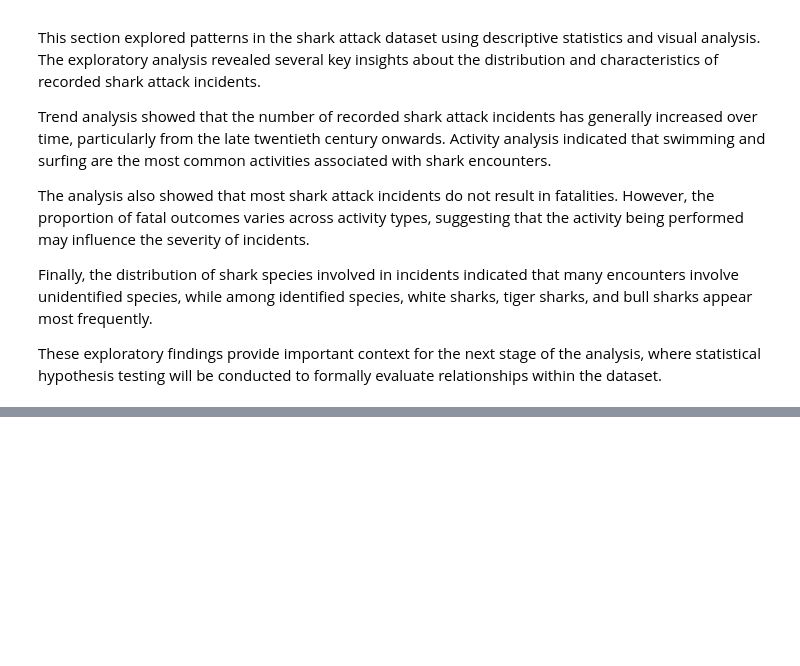
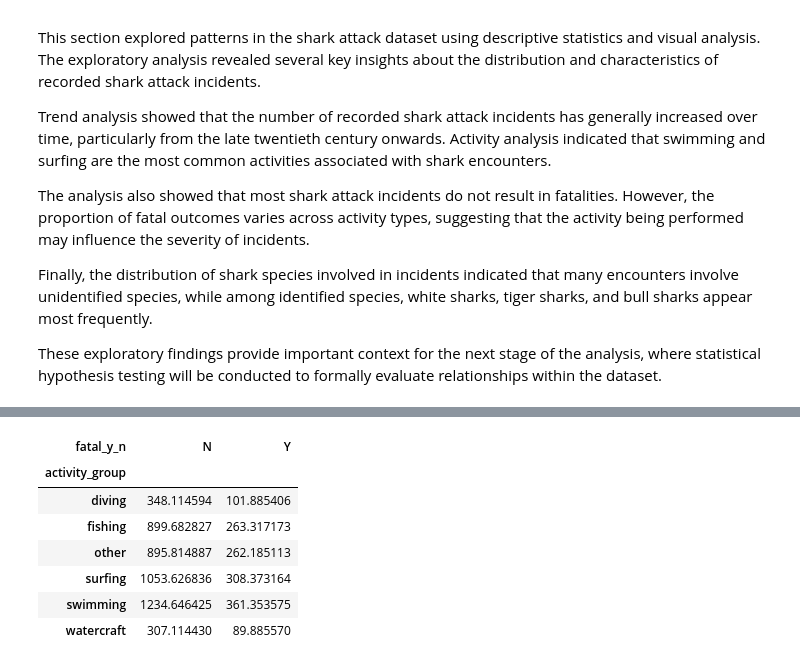
Before and after one commit to szm2701/shark-attack-data-dashboard, a Jupyter notebook: jupyter_notebooks/shark_attack_analysis.ipynb, the cells around one changed output, grey strips where cells are left out. Cells and saved outputs as stored; diff of their text form; code cells hidden in the pictures; blank space fills up the shorter version.

```diff
--- a/jupyter_notebooks/shark_attack_analysis.ipynb
+++ b/jupyter_notebooks/shark_attack_analysis.ipynb
@@ -1392,0 +1414,21 @@ These exploratory findings provide important context for the next stage of the a
+# %%
+# Create a contingency table using the cleaned activity_group and fatal_y_n variables. This table shows the observed frequencies of fatal and non-fatal incidents across each activity category.
+
+activity_fatal_table = pd.crosstab(df["activity_group"], df["fatal_y_n"])
+
+
+# Run the chi-square test of independence.
+# The function returns:
+# - chi2: the chi-square test statistic
+# - p: the p-value
+# - dof: degrees of freedom
+# - expected: the expected frequencies if the variables were independent
+
+chi2, p, dof, expected = chi2_contingency(activity_fatal_table)
+
+
+# Display the main test results.
+
+print("Chi-square statistic:", chi2)
+print("p-value:", p)
+print("Degrees of freedom:", dof)
@@ -1392,0 +1447,19 @@ These exploratory findings provide important context for the next stage of the a
+# %%
+# Convert the expected frequencies into a DataFrame so they can be compared with the observed contingency table.
+
+expected_df = pd.DataFrame(
+    expected,
+    index=activity_fatal_table.index,
+    columns=activity_fatal_table.columns
+)
+
+expected_df
+# %% [output]
+| fatal_y_n | N | Y |
+| activity_group |  |  |
+| diving | 348.114594 | 101.885406 |
+| fishing | 899.682827 | 263.317173 |
+| other | 895.814887 | 262.185113 |
+| surfing | 1053.626836 | 308.373164 |
+| swimming | 1234.646425 | 361.353575 |
+| watercraft | 307.114430 | 89.885570 |
```
Also changed, not shown: parts of 18 cells of this notebook.
